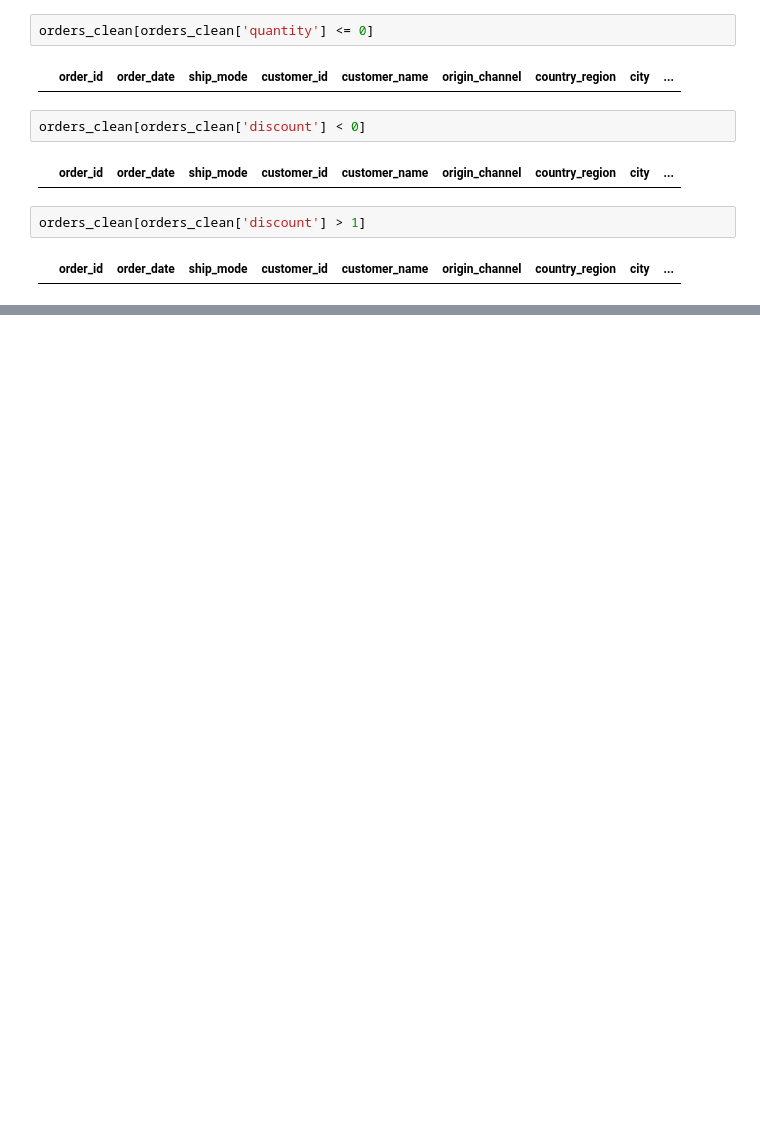
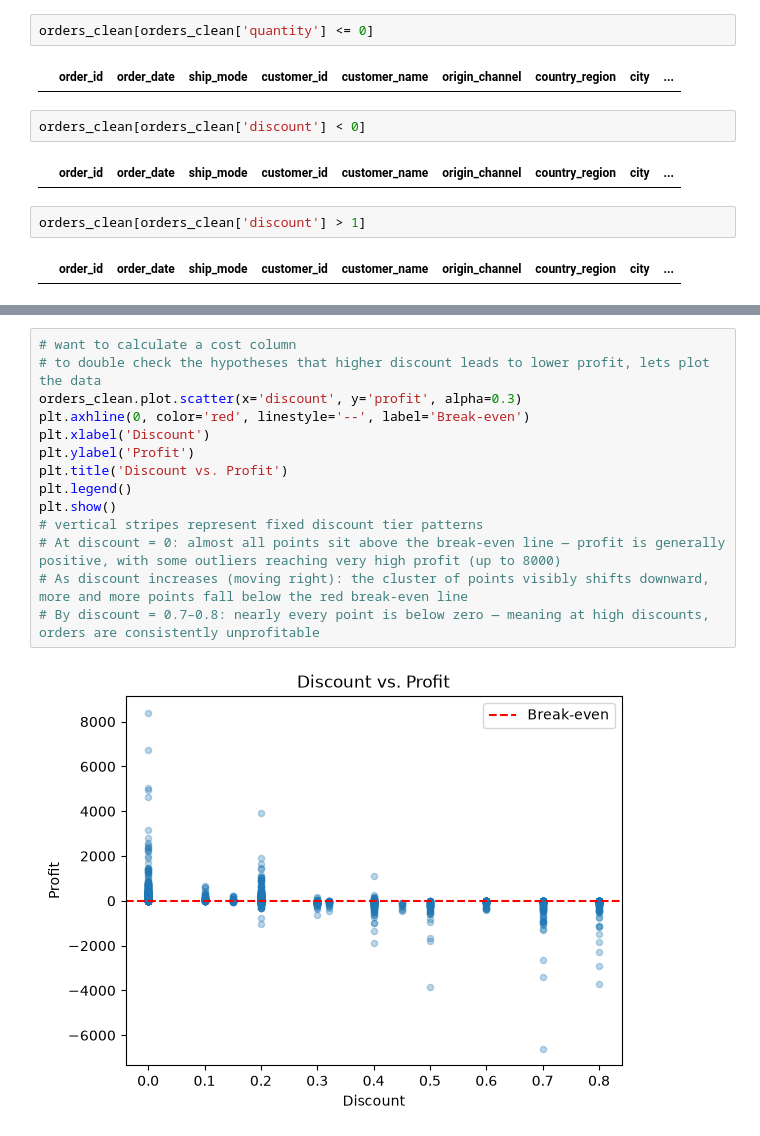
Before and after one commit to fru-s/Muesli_Project, a Jupyter notebook: muesli_project_eda_Fruzsi.ipynb, the cells around one changed output, grey strips where cells are left out. Cells and saved outputs as stored; diff of their text form; blank space fills up the shorter version.

```diff
--- a/muesli_project_eda_Fruzsi.ipynb
+++ b/muesli_project_eda_Fruzsi.ipynb
@@ -411,0 +470,16 @@ orders_clean[orders_clean['discount'] > 1]
+# %%
+# want to calculate a cost column
+# to double check the hypotheses that higher discount leads to lower profit, lets plot the data
+orders_clean.plot.scatter(x='discount', y='profit', alpha=0.3)
+plt.axhline(0, color='red', linestyle='--', label='Break-even')
+plt.xlabel('Discount')
+plt.ylabel('Profit')
+plt.title('Discount vs. Profit')
+plt.legend()
+plt.show()
+# vertical stripes represent fixed discount tier patterns
+# At discount = 0: almost all points sit above the break-even line — profit is generally positive, with some outliers reaching very high profit (up to 8000)
+# As discount increases (moving right): the cluster of points visibly shifts downward, more and more points fall below the red break-even line
+# By discount = 0.7–0.8: nearly every point is below zero — meaning at high discounts, orders are consistently unprofitable
+# %% [output]
+[figure, added]
```
Also changed, not shown: parts of 10 cells of this notebook.
